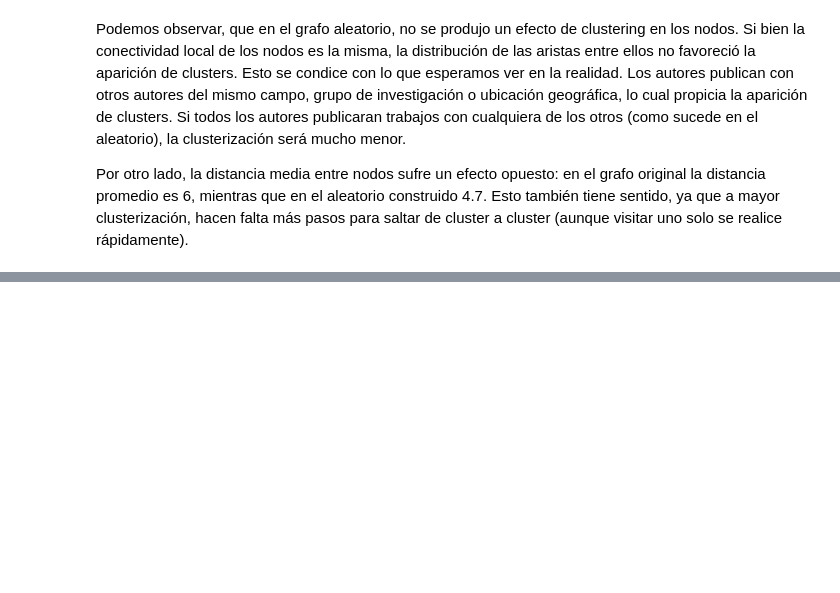
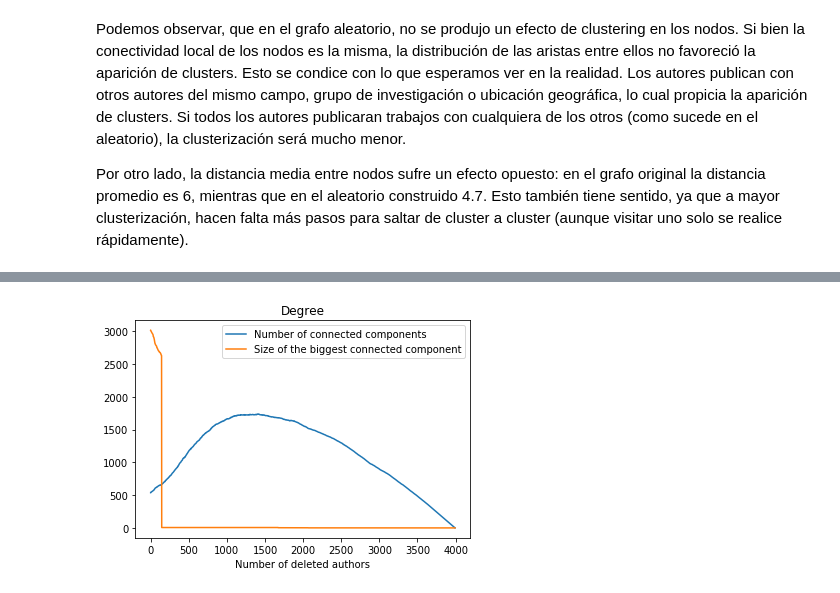
Before and after one commit to gfourcade/cienciadatos, a Jupyter notebook: tp4/tp4.ipynb, the cells around one changed output, grey strips where cells are left out. Saved outputs shown, nothing was run; the diff lists cells and outputs as text; code cells hidden in the pictures; blank space fills up the shorter version.

```diff
--- a/tp4/tp4.ipynb
+++ b/tp4/tp4.ipynb
@@ -173,0 +232,22 @@ Por otro lado, la distancia media entre nodos sufre un efecto opuesto: en el gra
+# %%
+graph_without_central_nodes = graph.copy()
+
+number_ccs = []
+lenghts_of_giant = []
+for author in [a[0] for a in central_degree]:
+    graph_without_central_nodes.remove_node(author)
+
+    ccs = list(nx.algorithms.components.connected_components(graph_without_central_nodes))
+    n_ccs = len(ccs)
+    number_ccs.append(n_ccs)
+    n_giant = len(ccs[1] if n_ccs > 1 else [])
+    lenghts_of_giant.append(n_giant)
+
+plt.plot(number_ccs, label='Number of connected components')
+plt.plot(lenghts_of_giant, label='Size of the biggest connected component')
+plt.xlabel('Number of deleted authors')
+plt.legend()
+plt.title('Degree')
+plt.show()
+# %% [output]
+[figure, added]
```
Also changed, not shown: parts of 7 cells of this notebook.
